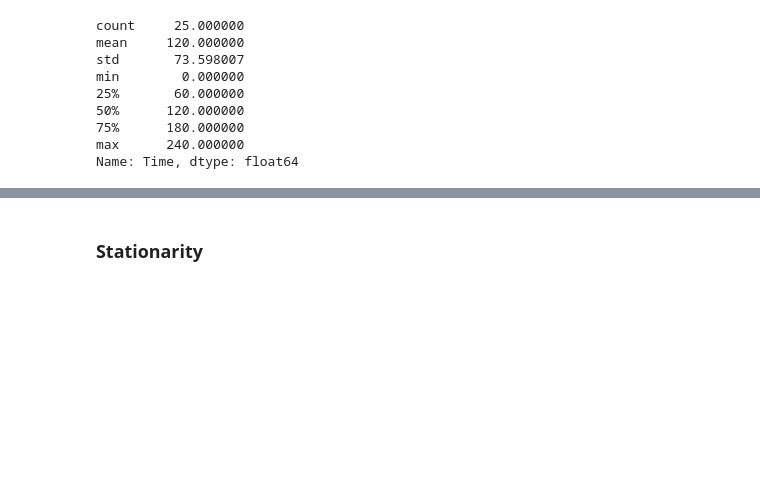
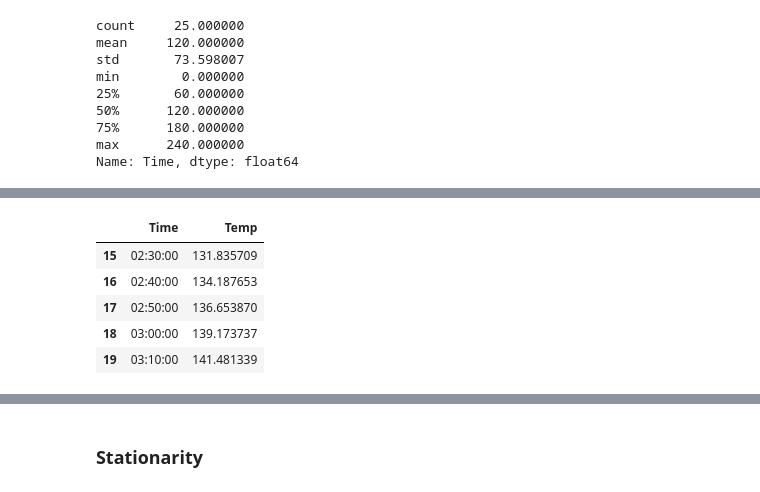
Before and after one commit to DaviesHub/linear_timeseries_analysis, a Jupyter notebook: Dig15LinearAnalysis.ipynb, the cells around one changed output, grey strips where cells are left out. Saved outputs shown, nothing was run; the diff lists cells and outputs as text; code cells hidden in the pictures; blank space fills up the shorter version.

Commit message:
edit datetime

```diff
--- a/Dig15LinearAnalysis.ipynb
+++ b/Dig15LinearAnalysis.ipynb
@@ -55,7 +55,8 @@ min        0.000000
 max      240.000000
 Name: Time, dtype: float64
 # %%
-data15['Time'] = pd.to_datetime(data15['Time'], unit='m')
-data15['Time'] = data15['Time'].dt.minute
-data15.head()
+data15['Time'] = pd.to_datetime(data15['Time'] * 60, unit='s')
+data15['Time'] = data15['Time'].dt.time
+data15_comp = data15.copy()
+data15.head
 # %% [output]
@@ -67,0 +80,3 @@ data15.head()
+# %%
+data15.set_index('Time', inplace=True)
+data15.head()
@@ -67,0 +91,12 @@ data15.head()
+# %%
+size = int(len(data15) * 0.8)
+data15 = data15_comp.iloc[:size]
+data15_test = data15_comp.iloc[size:]
+data15.tail()
+# %% [output]
+|  | Time | Temp |
+| 15 | 02:30:00 | 131.835709 |
+| 16 | 02:40:00 | 134.187653 |
+| 17 | 02:50:00 | 136.653870 |
+| 18 | 03:00:00 | 139.173737 |
+| 19 | 03:10:00 | 141.481339 |
```
Also changed, not shown: parts of 4 cells of this notebook.
